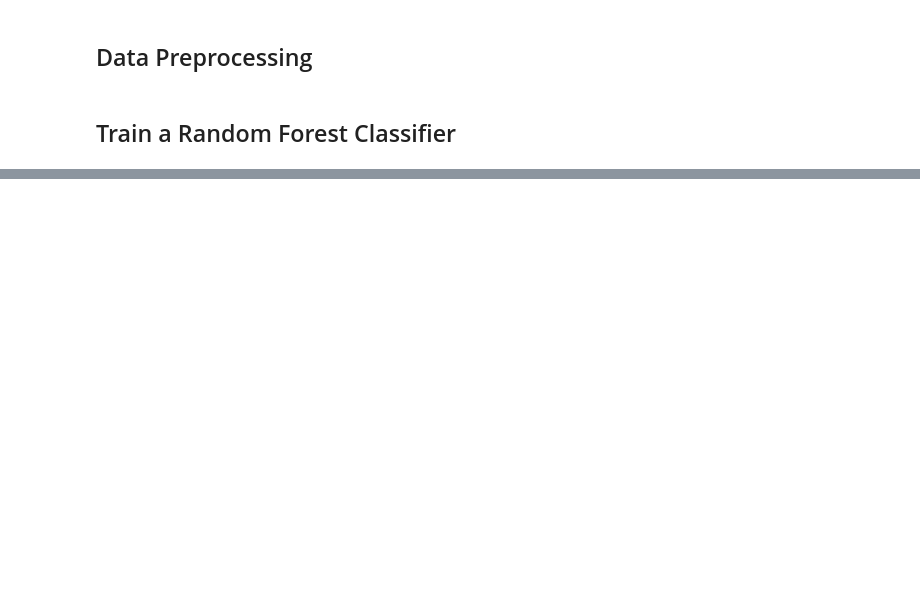
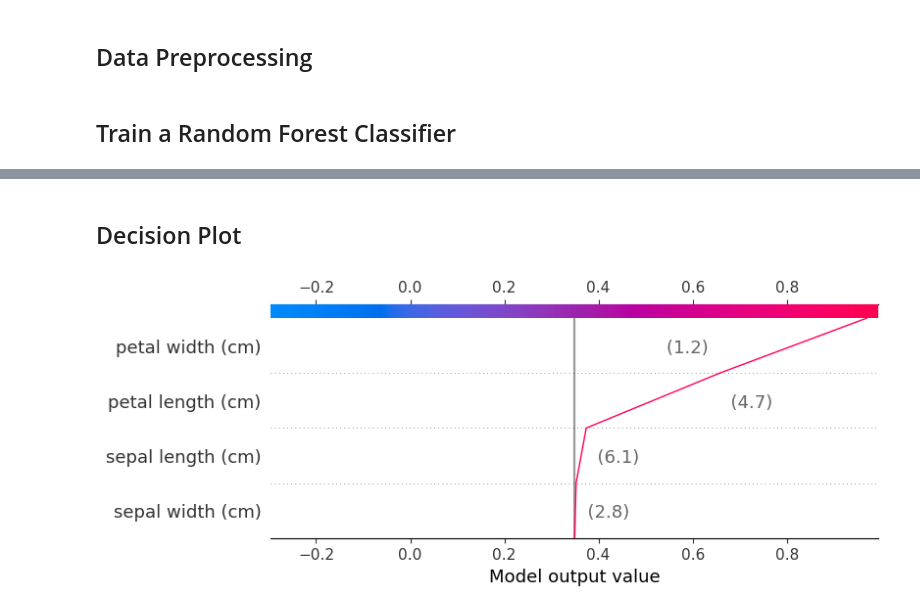
Before and after one commit to womega/Morningstar_templates, a Jupyter notebook: iris_dataset_analysis.ipynb, the cells around one changed output, grey strips where cells are left out. Cells and saved outputs as stored; diff of their text form; code cells hidden in the pictures; blank space fills up the shorter version.

```diff
--- a/iris_dataset_analysis.ipynb
+++ b/iris_dataset_analysis.ipynb
@@ -40,0 +85,12 @@ print(f"Accuracy: {accuracy * 100:.2f}%")
+# %% [markdown]
+## Decision Plot
+# %%
+# SHAP Decision Plot for a single sample (e.g., the first sample in the test set)
+shap.decision_plot(
+    explainer.expected_value[1],
+    shap_values[1][0],
+    X_test.iloc[0],
+    feature_names=X.columns.tolist(),
+)
+# %% [output]
+[figure, added]
```
Also changed, not shown: parts of 9 cells of this notebook.
